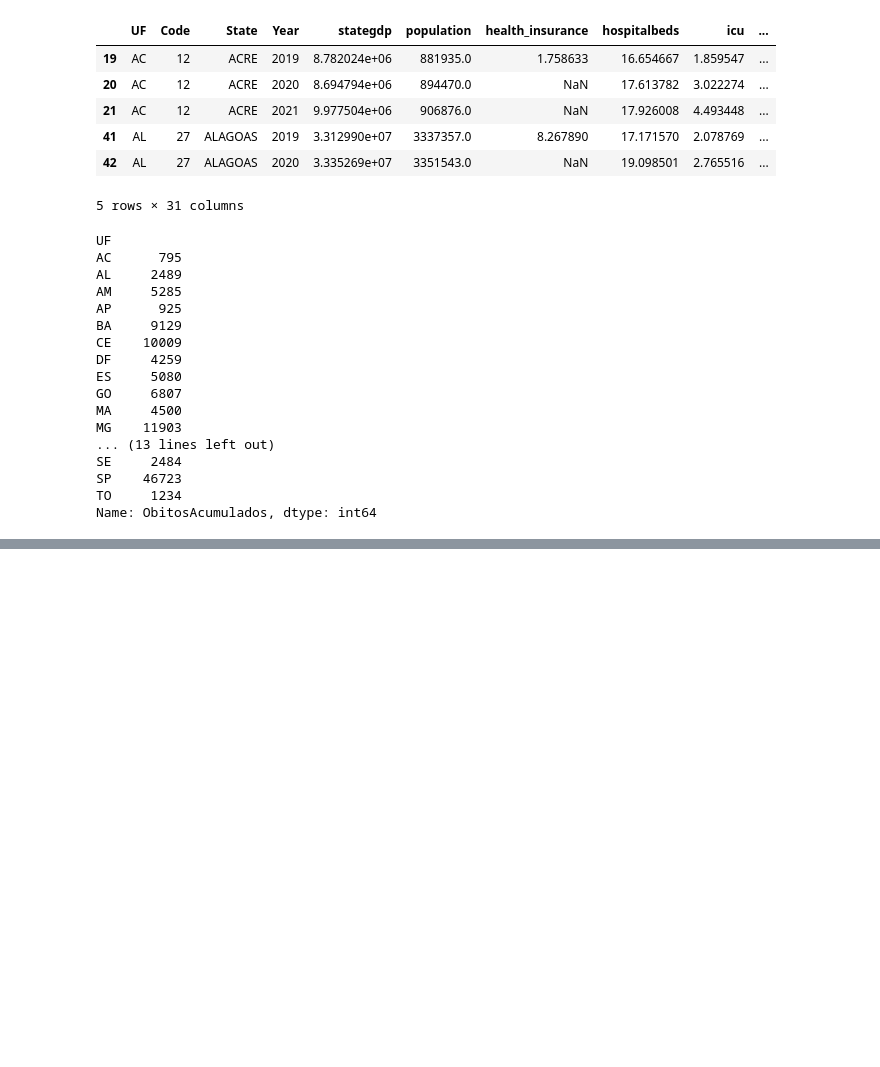
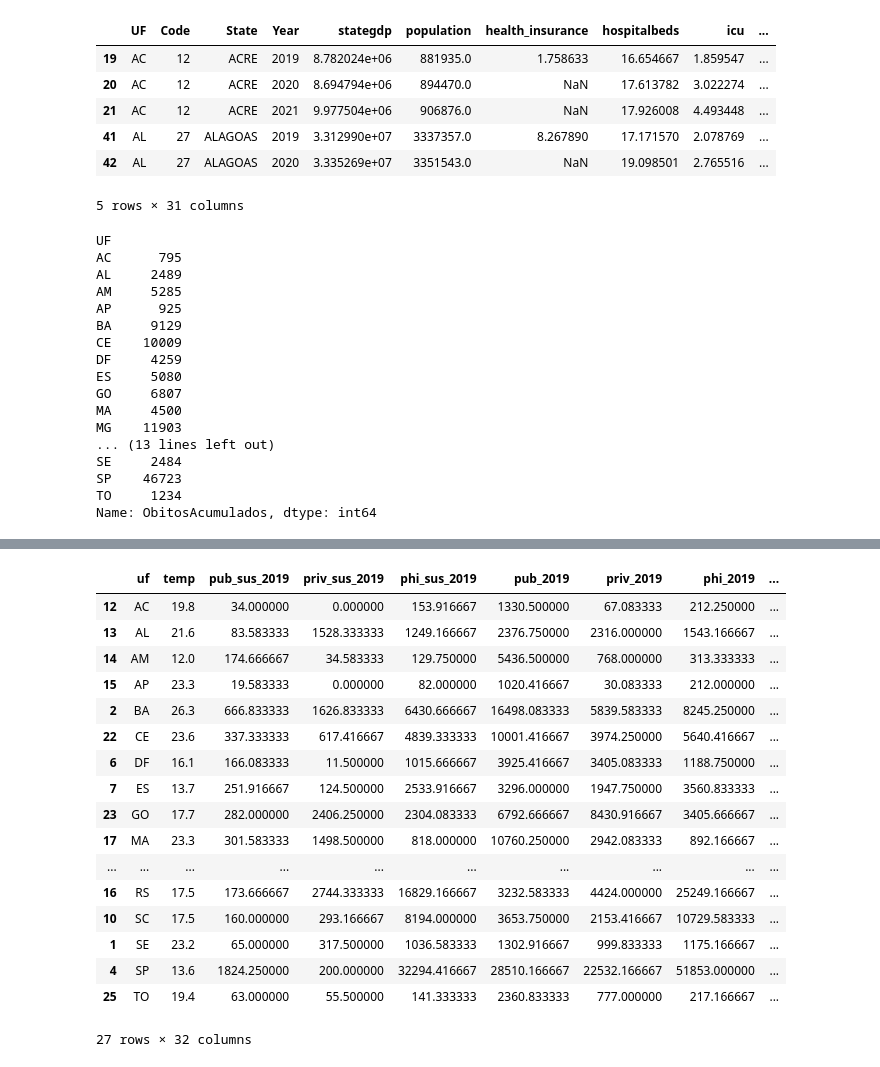
Before and after one commit to jpmvbastos/COVIDBR, a Jupyter notebook: Code/Clean.ipynb, the cells around one changed output, grey strips where cells are left out. Saved outputs shown, nothing was run; the diff lists cells and outputs as text; code cells hidden in the pictures; blank space fills up the shorter version.

```diff
--- a/Code/Clean.ipynb
+++ b/Code/Clean.ipynb
@@ -399,0 +407,64 @@ data.to_csv('Data/COVIDBR.csv', index=False)
+# %%
+data = pd.DataFrame(df['UF'].unique()).sort_values(0)
+data.columns = ['UF']
+
+data['temp'] = pd.read_excel('/Users/jpmvbastos/Documents/GitHub/COVIDBR/Data/temp.xlsx').sort_values('uf')['temp'].values
+
+for state in data['UF']:
+    for year in [2019, 2020, 2021]:
+        data.loc[data['UF'] == state, 'pub_sus_'+str(year)] = df[(df['year'] == year)
+                                        & (df['UF'] == state)
+                                        & (df['DESC_NATUREZA_JURIDICA']=='HOSPITAL_PUBLICO')]['UTI ADULTO - EXIST'].sum()/12
+        data.loc[data['UF'] == state,'priv_sus_'+str(year)] = df[(df['year'] == year)
+                                        & (df['UF'] == state)
+                                        & (df['DESC_NATUREZA_JURIDICA']=='HOSPITAL_PRIVADO')]['LEITOS SUS'].sum()/12
+        data.loc[data['UF'] == state,'phi_sus_'+str(year)] = df[(df['year'] == year)
+                                        & (df['UF'] == state)
+                                        & (df['DESC_NATUREZA_JURIDICA']=='HOSPITAL_FILANTROPICO')]['LEITOS SUS'].sum()/12
+
+        data.loc[data['UF'] == state,'pub_'+str(year)] = df[(df['year'] == year)
+                                        & (df['UF'] == state)
+                                        & (df['DESC_NATUREZA_JURIDICA']=='HOSPITAL_PUBLICO')]['LEITOS EXISTENTE'].sum()/12
+        data.loc[data['UF'] == state,'priv_'+str(year)] = df[(df['year'] == year)
+                                        & (df['UF'] == state)
+                                        & (df['DESC_NATUREZA_JURIDICA']=='HOSPITAL_PRIVADO')]['LEITOS EXISTENTE'].sum()/12
+        data.loc[data['UF'] == state,'phi_'+str(year)] = df[(df['year'] == year)
+                                        & (df['UF'] == state)
+                                        & (df['DESC_NATUREZA_JURIDICA']=='HOSPITAL_FILANTROPICO')]['LEITOS EXISTENTE'].sum()/12
+
+        data.loc[data['UF'] == state,'pub_icu_'+str(year)] = df[(df['year'] == year)
+                                        & (df['UF'] == state)
+                                        & (df['DESC_NATUREZA_JURIDICA']=='HOSPITAL_PUBLICO')]['UTI ADULTO - EXIST'].sum()/12
+
+        data.loc[data['UF'] == state,'priv_icu_'+str(year)] = df[(df['year'] == year)
+                                        & (df['UF'] == state)
+                                        & (df['DESC_NATUREZA_JURIDICA']=='HOSPITAL_PRIVADO')]['UTI ADULTO - EXIST'].sum()/12
+
+        data.loc[data['UF'] == state,'phi_icu_'+str(year)] = df[(df['year'] == year)
+                                        & (df['UF'] == state)
+                                        & (df['DESC_NATUREZA_JURIDICA']=='HOSPITAL_FILANTROPICO')]['UTI ADULTO - EXIST'].sum()/12
+
+        data.loc[data['UF'] == state,'total_icu_'+str(year)] = df[(df['year'] == year)
+                                        & (df['UF'] == state)]['UTI ADULTO - EXIST'].sum()/12
+# %%
+data.rename(columns={'UF':'uf'}, inplace=True)
+data
+# %% [output]
+|  | uf | temp | pub_sus_2019 | priv_sus_2019 | phi_sus_2019 | pub_2019 | priv_2019 | phi_2019 | ... |
+| 12 | AC | 19.8 | 34.000000 | 0.000000 | 153.916667 | 1330.500000 | 67.083333 | 212.250000 | ... |
+| 13 | AL | 21.6 | 83.583333 | 1528.333333 | 1249.166667 | 2376.750000 | 2316.000000 | 1543.166667 | ... |
+| 14 | AM | 12.0 | 174.666667 | 34.583333 | 129.750000 | 5436.500000 | 768.000000 | 313.333333 | ... |
+| 15 | AP | 23.3 | 19.583333 | 0.000000 | 82.000000 | 1020.416667 | 30.083333 | 212.000000 | ... |
+| 2 | BA | 26.3 | 666.833333 | 1626.833333 | 6430.666667 | 16498.083333 | 5839.583333 | 8245.250000 | ... |
+| 22 | CE | 23.6 | 337.333333 | 617.416667 | 4839.333333 | 10001.416667 | 3974.250000 | 5640.416667 | ... |
+| 6 | DF | 16.1 | 166.083333 | 11.500000 | 1015.666667 | 3925.416667 | 3405.083333 | 1188.750000 | ... |
+| 7 | ES | 13.7 | 251.916667 | 124.500000 | 2533.916667 | 3296.000000 | 1947.750000 | 3560.833333 | ... |
+| 23 | GO | 17.7 | 282.000000 | 2406.250000 | 2304.083333 | 6792.666667 | 8430.916667 | 3405.666667 | ... |
+| 17 | MA | 23.3 | 301.583333 | 1498.500000 | 818.000000 | 10760.250000 | 2942.083333 | 892.166667 | ... |
+| ... | ... | ... | ... | ... | ... | ... | ... | ... | ... |
+| 16 | RS | 17.5 | 173.666667 | 2744.333333 | 16829.166667 | 3232.583333 | 4424.000000 | 25249.166667 | ... |
+| 10 | SC | 17.5 | 160.000000 | 293.166667 | 8194.000000 | 3653.750000 | 2153.416667 | 10729.583333 | ... |
+| 1 | SE | 23.2 | 65.000000 | 317.500000 | 1036.583333 | 1302.916667 | 999.833333 | 1175.166667 | ... |
+| 4 | SP | 13.6 | 1824.250000 | 200.000000 | 32294.416667 | 28510.166667 | 22532.166667 | 51853.000000 | ... |
+| 25 | TO | 19.4 | 63.000000 | 55.500000 | 141.333333 | 2360.833333 | 777.000000 | 217.166667 | ... |
+27 rows × 32 columns
```
Also changed, not shown: parts of 9 cells of this notebook, 13 other files.
